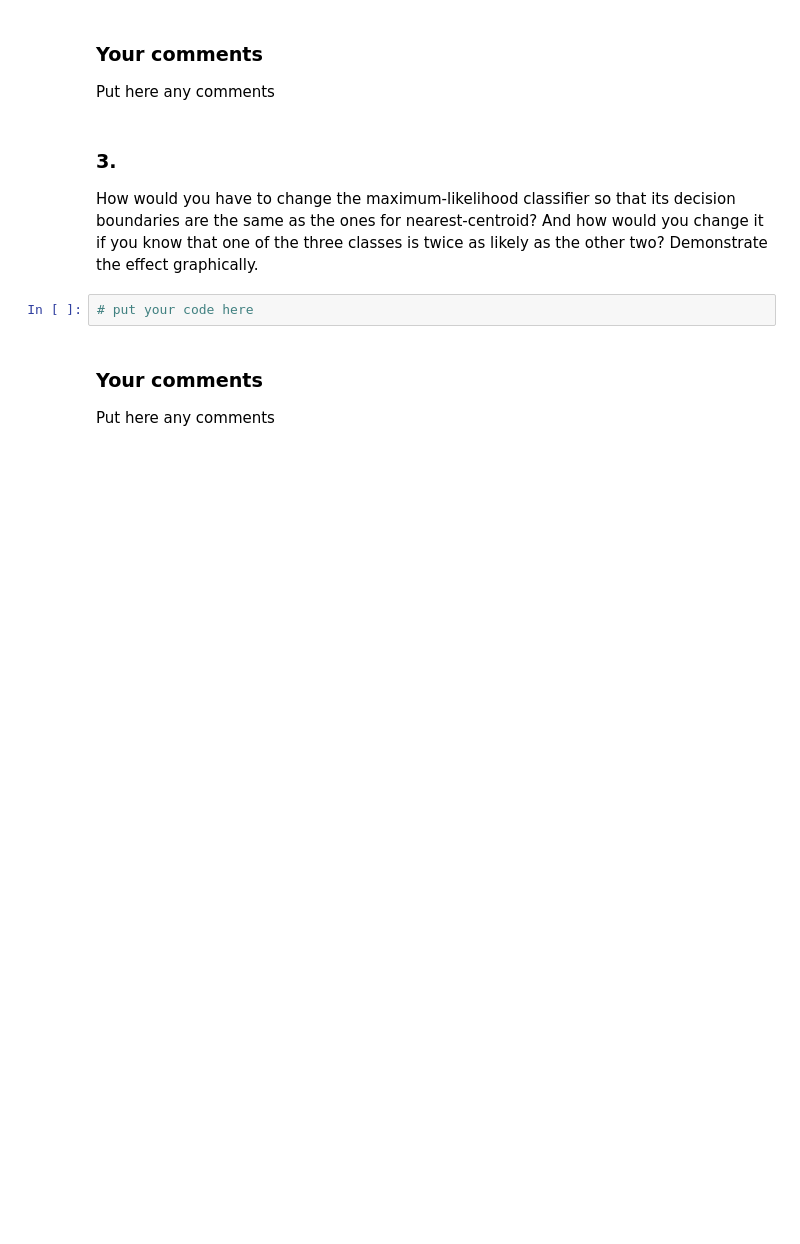
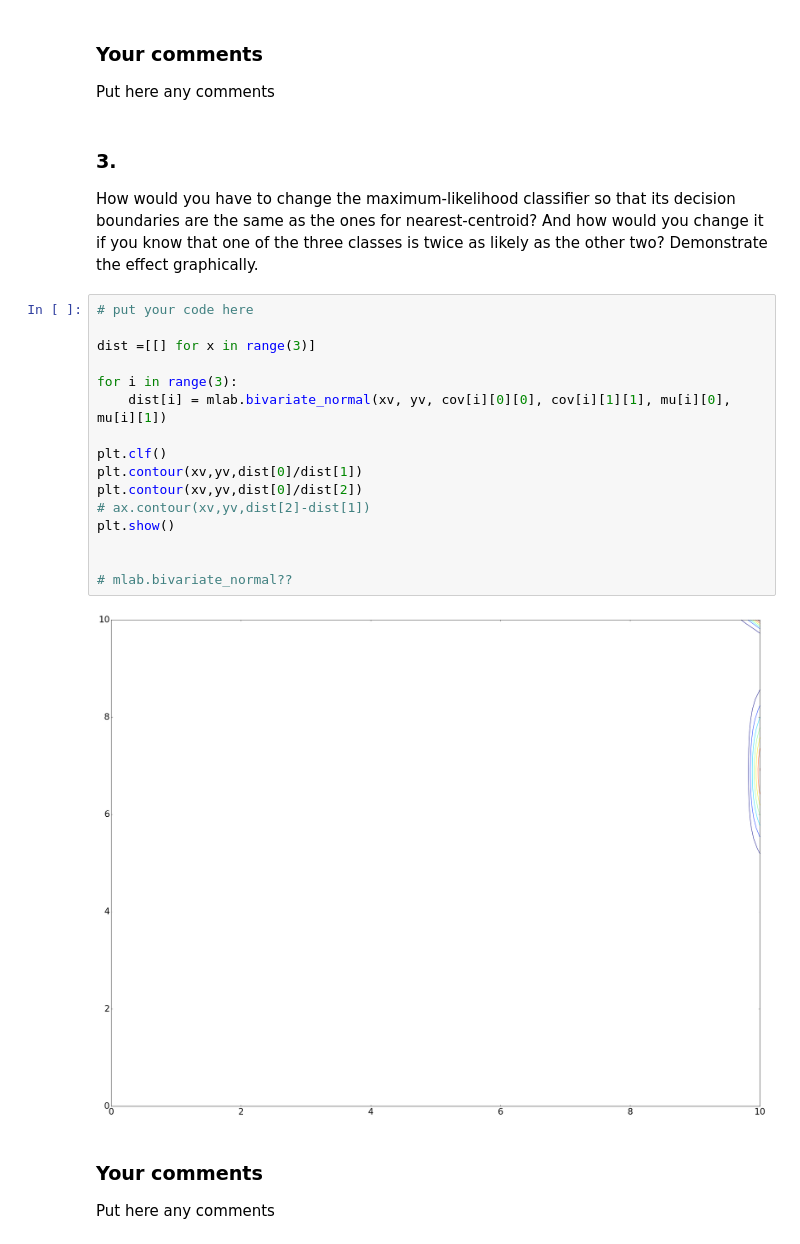
Before and after one commit to JoshVanL/SPS_LabWork, a Jupyter notebook: CW1/cw1.ipynb, the cells around one changed output. Drawn from its saved outputs; the diff is of its cells as text; blank space fills up the shorter version.

```diff
--- a/CW1/cw1.ipynb
+++ b/CW1/cw1.ipynb
@@ -307,8 +605,24 @@ Put here any comments
 # %% [markdown]
 ### 3. ###
 How would you have to change the maximum-likelihood classifier so that its decision boundaries are the same as the ones for nearest-centroid? And how would you change it if you know that one of the three classes is twice as likely as the other two? Demonstrate the effect graphically.
-# %%
-# put your code here
+# %%
+# put your code here
+
+dist =[[] for x in range(3)]
+
+for i in range(3):
+    dist[i] = mlab.bivariate_normal(xv, yv, cov[i][0][0], cov[i][1][1], mu[i][0], mu[i][1])
+
+plt.clf()
+plt.contour(xv,yv,dist[0]/dist[1])
+plt.contour(xv,yv,dist[0]/dist[2])
+# ax.contour(xv,yv,dist[2]-dist[1])
+plt.show()
+
+
+# mlab.bivariate_normal??
+# %% [output]
+[figure, added]
 # %% [markdown]
 ### Your comments ###
 
```
Also changed, not shown: parts of 9 cells of this notebook, 12 other files.
